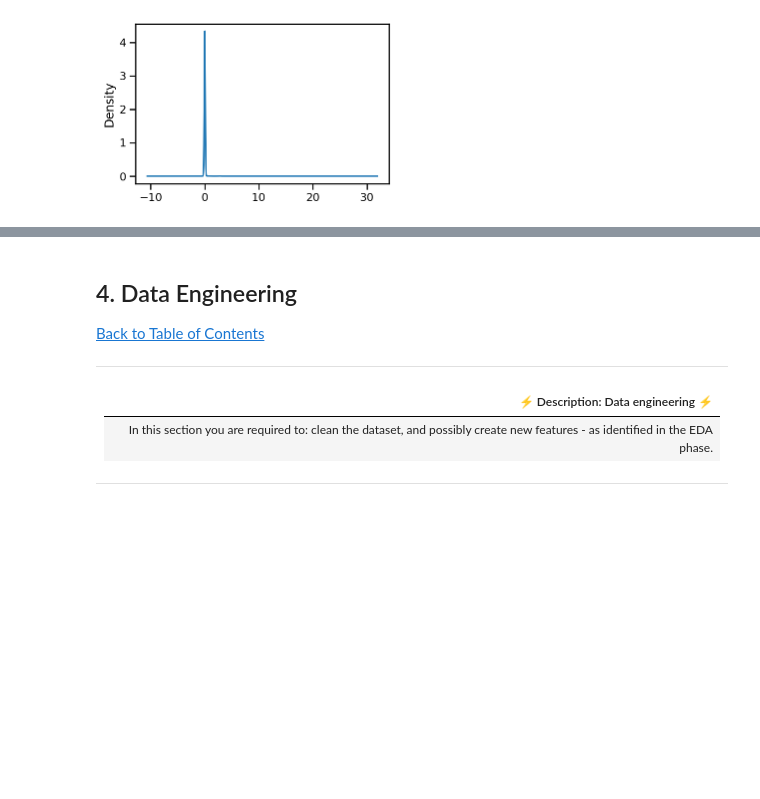
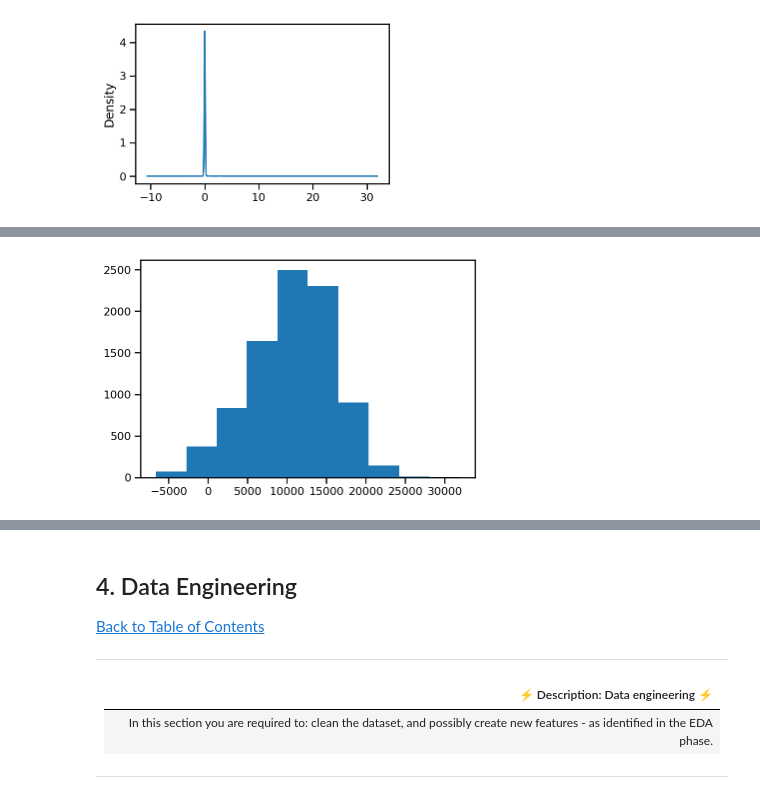
Before and after one commit to muheezokunade/Spain-Electricity-Shortfall-2020, a Jupyter notebook: starter-notebook.ipynb, the cells around one changed output, grey strips where cells are left out. Saved outputs shown, nothing was run; the diff lists cells and outputs as text; code cells hidden in the pictures; blank space fills up the shorter version.

```diff
--- a/starter-notebook.ipynb
+++ b/starter-notebook.ipynb
@@ -485,0 +363,4 @@ df['Bilbao_snow_3h'].plot(kind='density', subplots=True, layout=(3, 2), sharex=F
+# %%
+plt.hist(df['load_shortfall_3h']);
+# %% [output]
+[figure, added]
```
Also changed, not shown: parts of 34 cells of this notebook.
